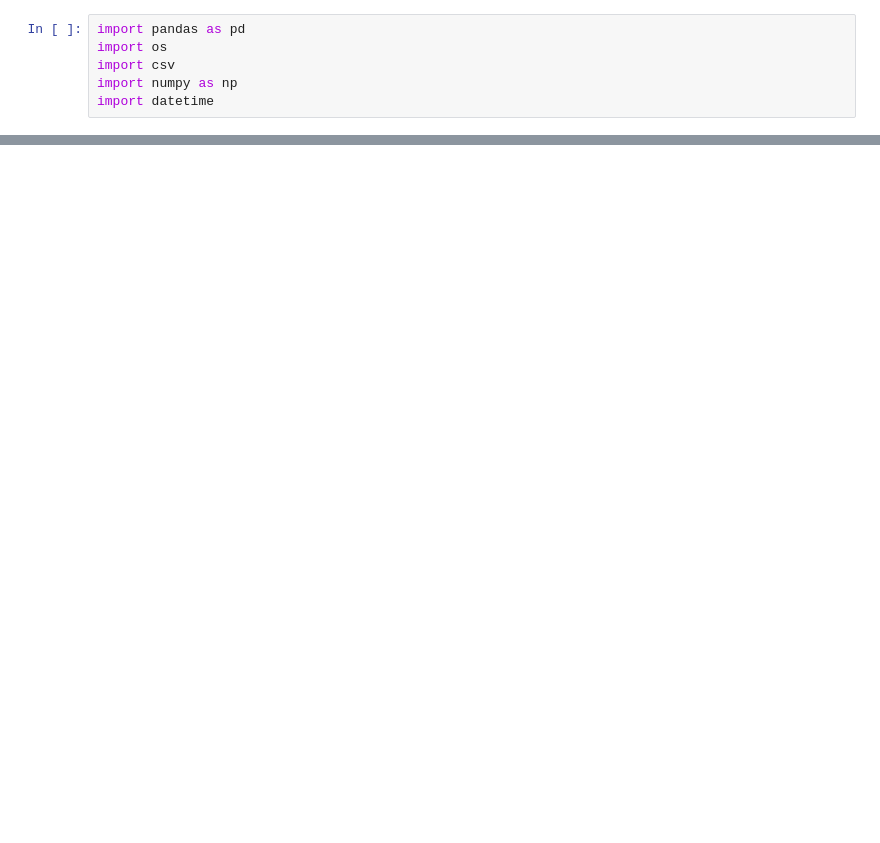
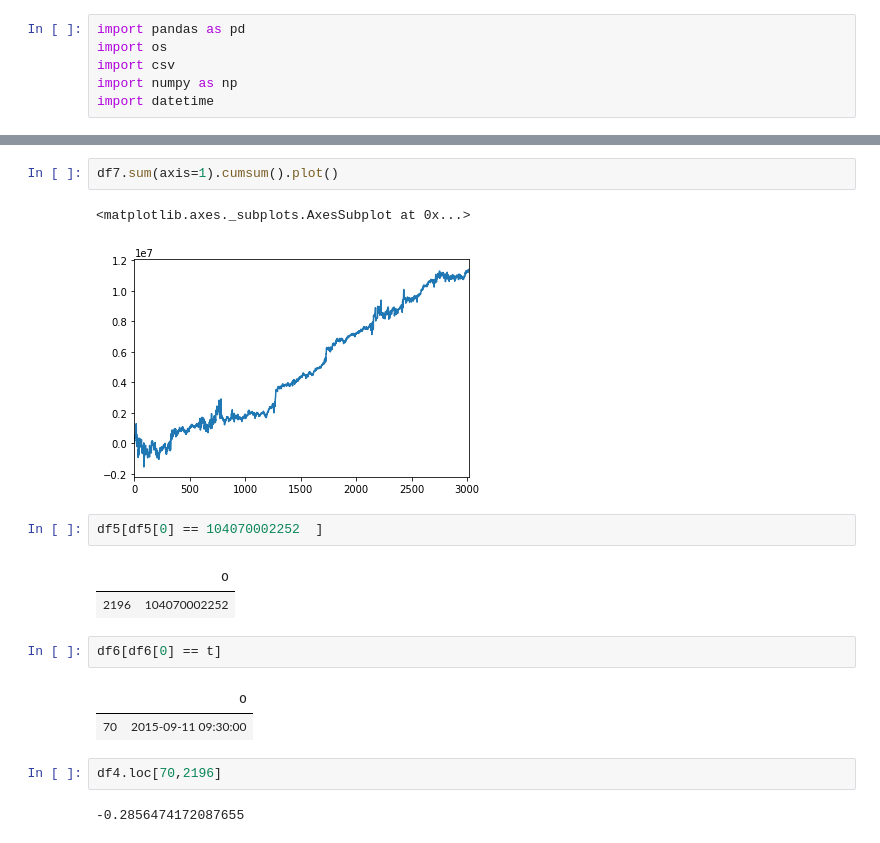
Before and after one commit to 1900sala/boosting, a Jupyter notebook: marginal_pnl.ipynb, the cells around one changed output, grey strips where cells are left out. Saved outputs shown, nothing was run; the diff lists cells and outputs as text; blank space fills up the shorter version.

```diff
--- a/marginal_pnl.ipynb
+++ b/marginal_pnl.ipynb
@@ -182,0 +115,19 @@ order_col = ['txn_id','order_id','order_sys_id','instrument_id','trade_symbol','
+# %%
+df7.sum(axis=1).cumsum().plot()
+# %% [output]
+<matplotlib.axes._subplots.AxesSubplot at 0x...>
+[figure, added]
+# %%
+df5[df5[0] == 104070002252  ]
+# %% [output]
+|  | 0 |
+| 2196 | 104070002252 |
+# %%
+df6[df6[0] == t]
+# %% [output]
+|  | 0 |
+| 70 | 2015-09-11 09:30:00 |
+# %%
+df4.loc[70,2196]
+# %% [output]
+-0.2856474172087655
```
Also changed, not shown: parts of 28 cells of this notebook, 3 other files.
